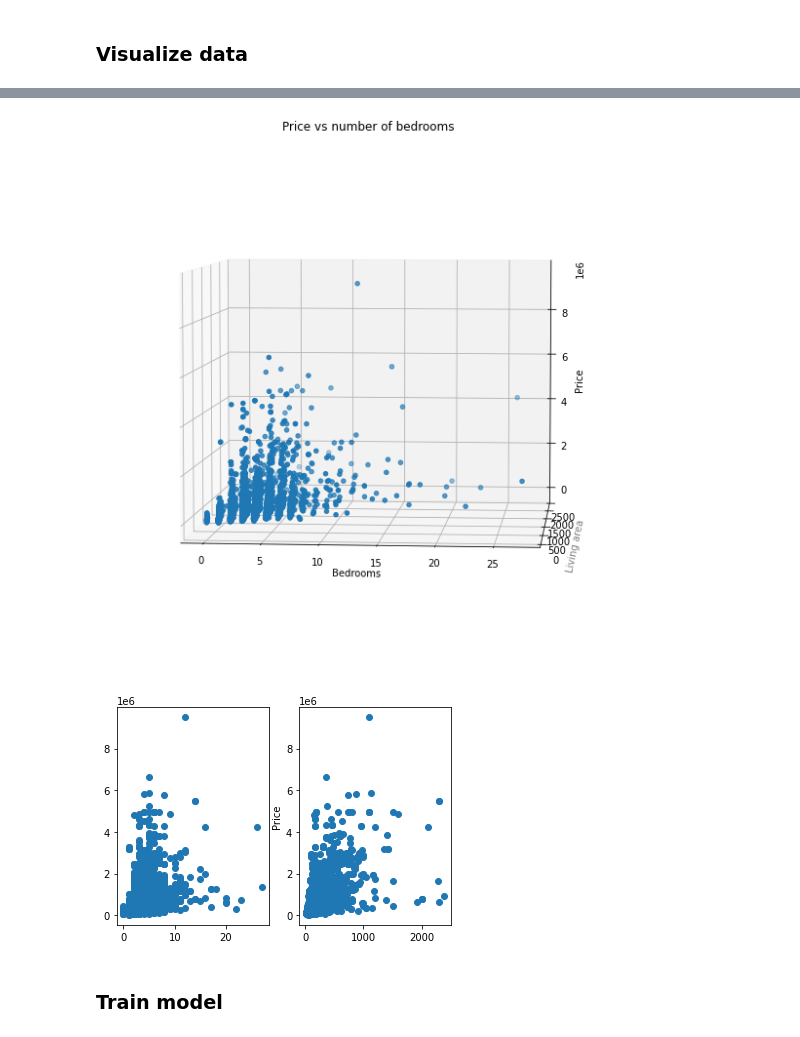
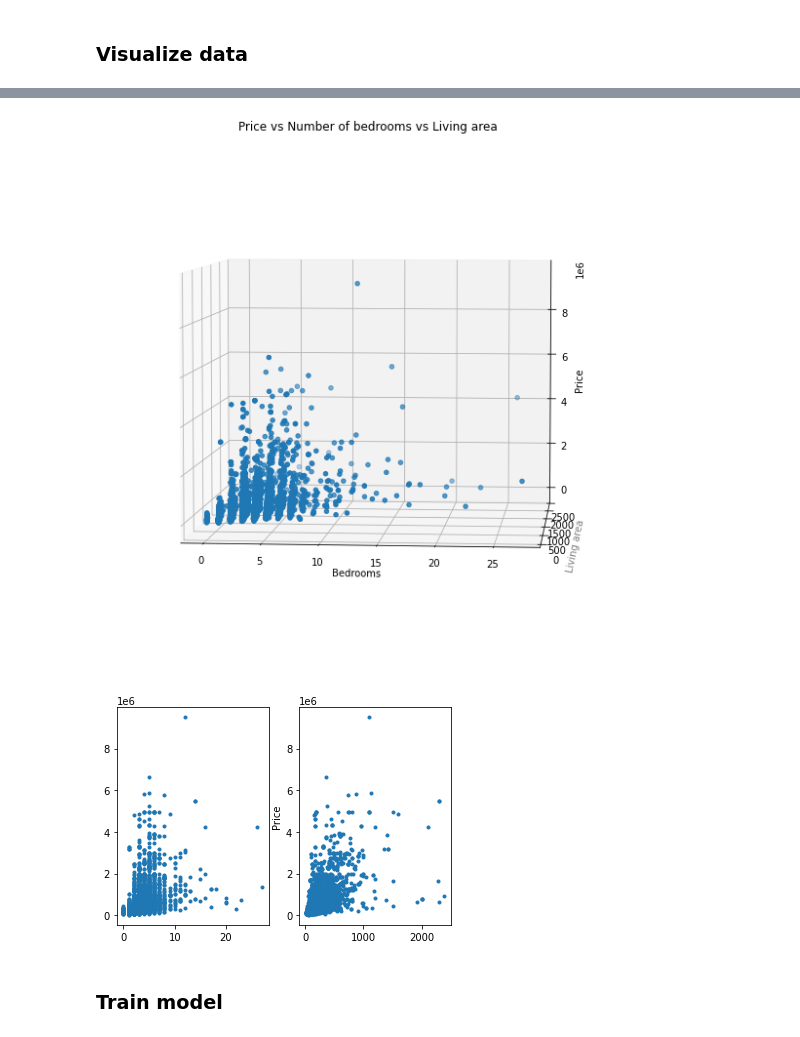
Before and after one commit to VincentPalau/challenge-regression, a Jupyter notebook: data_cleaning.ipynb, the cells around one changed output, grey strips where cells are left out. Cells and saved outputs as stored; diff of their text form; code cells hidden in the pictures.

```diff
--- a/data_cleaning.ipynb
+++ b/data_cleaning.ipynb
@@ -248,3 +252,8 @@ df.head()
+# %%
+df["Furnished"] = df["Furnished"].apply(lambda x: int(x))
+df["Terrace surface"] = df["Terrace surface"].apply(lambda x: int(x))
+df["Garden surface"] = df["Garden surface"].apply(lambda x: int(x))
+df["Swimming pool"] = df["Swimming pool"].apply(lambda x: int(x))
 # %% [markdown]
 # Simple linear regression
 # %%
@@ -377,21 +390,21 @@ ax.view_init(5, 275)
 
 ax.scatter(df["Bedrooms"], df["Living area"], df["Price"])
 # ax.ticklabel_format(style='plain')
-ax.set_title("Price vs number of bedrooms")
+ax.set_title("Price vs Number of bedrooms vs Living area")
 ax.set_xlabel("Bedrooms")
 ax.set_ylabel("Living area", color='gray')
 ax.set_zlabel("Price");
 # %% [output]
-[figure, old version]
+[figure, new version]
 # %%
 fig, axes = plt.subplots(nrows=1, ncols=2)
 # plt.tight_layout()
-axes[0].scatter(df["Bedrooms"],df["Price"])
-axes[1].scatter(df["Living area"],df["Price"])
+axes[0].scatter(df["Bedrooms"],df["Price"], marker=".")
+axes[1].scatter(df["Living area"],df["Price"], marker=".")
 plt.ylabel("Price")
 plt.show()
 # %% [output]
-[figure, old version]
+[figure, new version]
 # %% [markdown]
 ### Train model
 # %%
```
Also changed, not shown: parts of 25 cells of this notebook.
